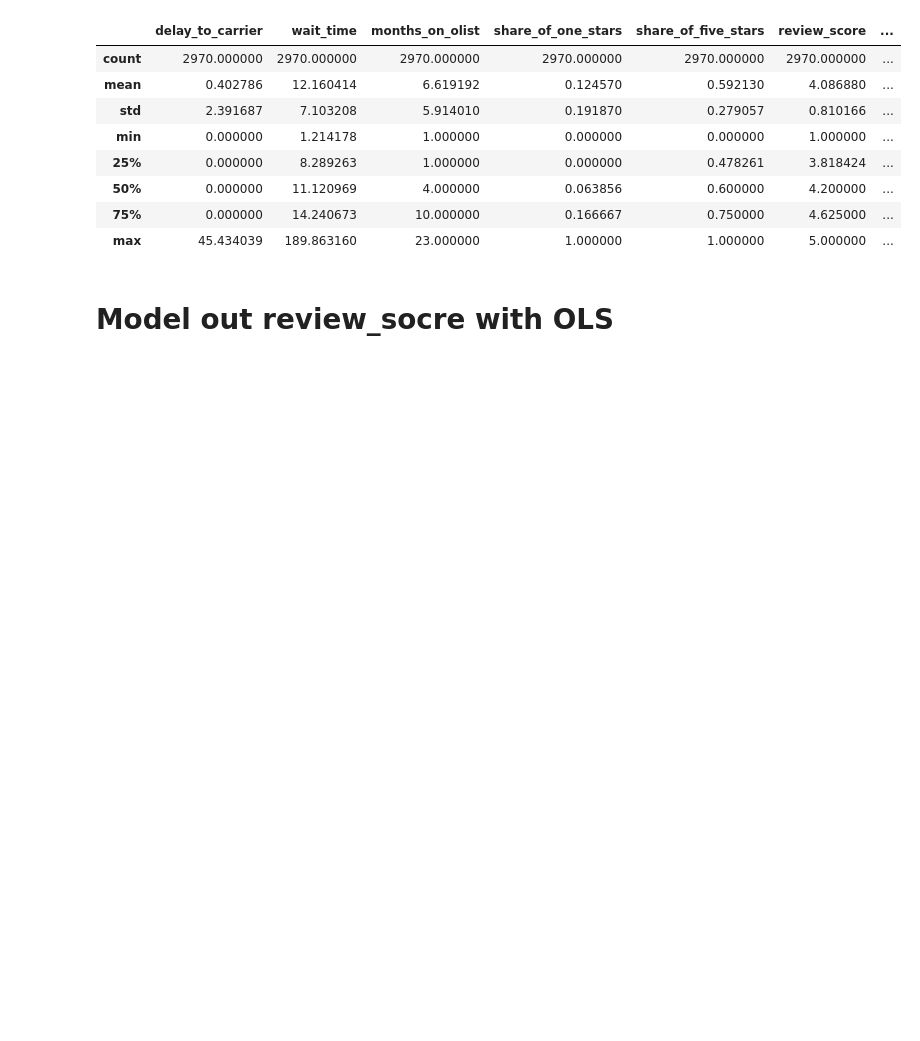
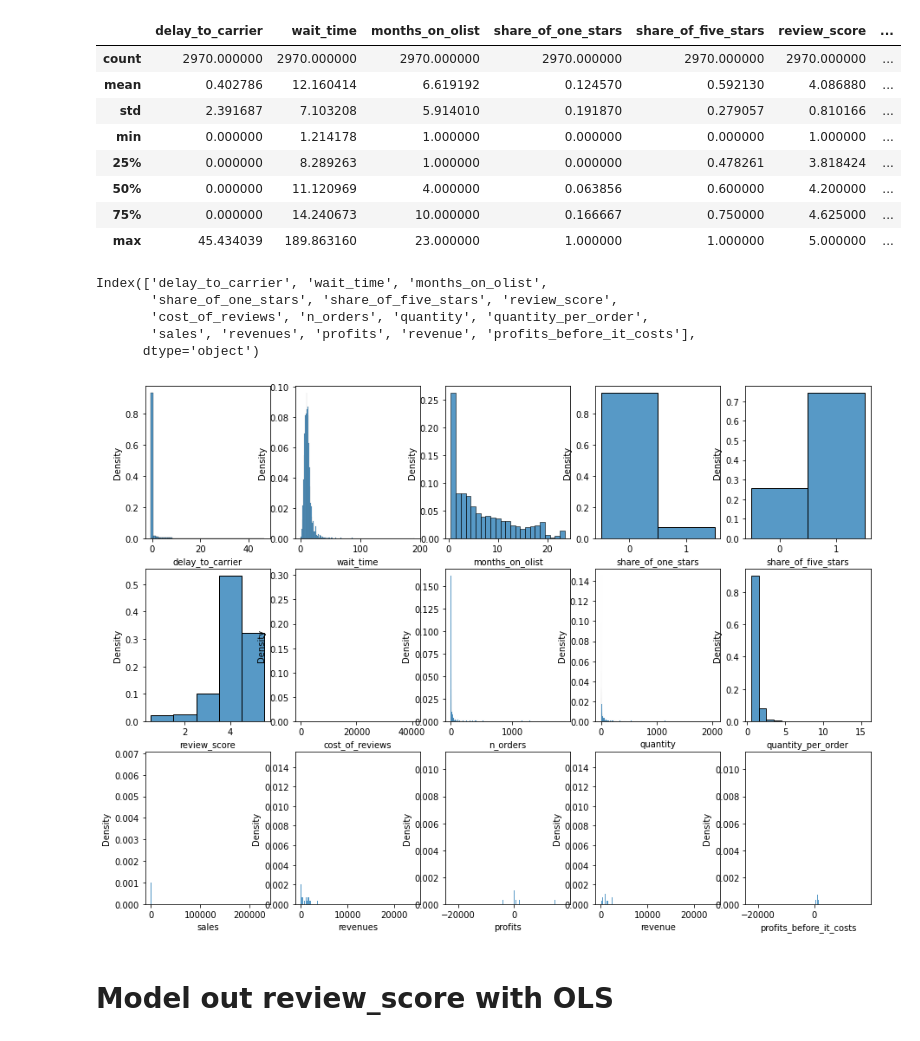
Before and after one commit to phlln/olist-analysis, a Jupyter notebook: notebooks/Sellers Data Analysis.ipynb, the cells around one changed output. Saved outputs shown, nothing was run; the diff lists cells and outputs as text; code cells hidden in the pictures; blank space fills up the shorter version.

Commit message:
completed sellers analysis

```diff
--- a/notebooks/Sellers Data Analysis.ipynb
+++ b/notebooks/Sellers Data Analysis.ipynb
@@ -35,8 +35,27 @@ sellers.describe()
 | 50% | 0.000000 | 11.120969 | 4.000000 | 0.063856 | 0.600000 | 4.200000 | ... |
 | 75% | 0.000000 | 14.240673 | 10.000000 | 0.166667 | 0.750000 | 4.625000 | ... |
 | max | 45.434039 | 189.863160 | 23.000000 | 1.000000 | 1.000000 | 5.000000 | ... |
+# %%
+sellers.describe().columns
+# %% [output]
+Index(['delay_to_carrier', 'wait_time', 'months_on_olist',
+       'share_of_one_stars', 'share_of_five_stars', 'review_score',
+       'cost_of_reviews', 'n_orders', 'quantity', 'quantity_per_order',
+       'sales', 'revenues', 'profits', 'revenue', 'profits_before_it_costs'],
+      dtype='object')
 # %%
 plt.figure(figsize=(15,11))
-for (i, col) in enumerate(sellers.describe().columns):#["wait_time", "delay_to_carrier", "avg_review_score", "n_orders", "quantity", "price"]):
-    plt.subplot(3,4,i+1)
+
+
+#select columns that are numerical variables for plotting distribution
+numerical_features = ['delay_to_carrier', 'wait_time', 'months_on_olist',
+       'share_of_one_stars', 'share_of_five_stars', 'review_score',
+       'cost_of_reviews', 'n_orders', 'quantity', 'quantity_per_order',
+       'sales', 'revenues', 'profits', 'revenue', 'profits_before_it_costs']
+
+
+for (i, col) in enumerate(numerical_features):
+    plt.subplot(3,5,i+1)
     sns.histplot(sellers[col], kde=False, stat='density', discrete=True)
+# %% [output]
+[figure, added]
@@ -54,5 +62,5 @@ for (i, col) in enumerate(sellers.describe().columns):#["wait_time", "delay_to_c
 # %% [markdown]
-# Model out review_socre with OLS
+# Model out review_score with OLS
 # %%
 def standardize(df, features):
     df_standardized = df.copy()
```
Also changed, not shown: parts of 7 cells of this notebook.
